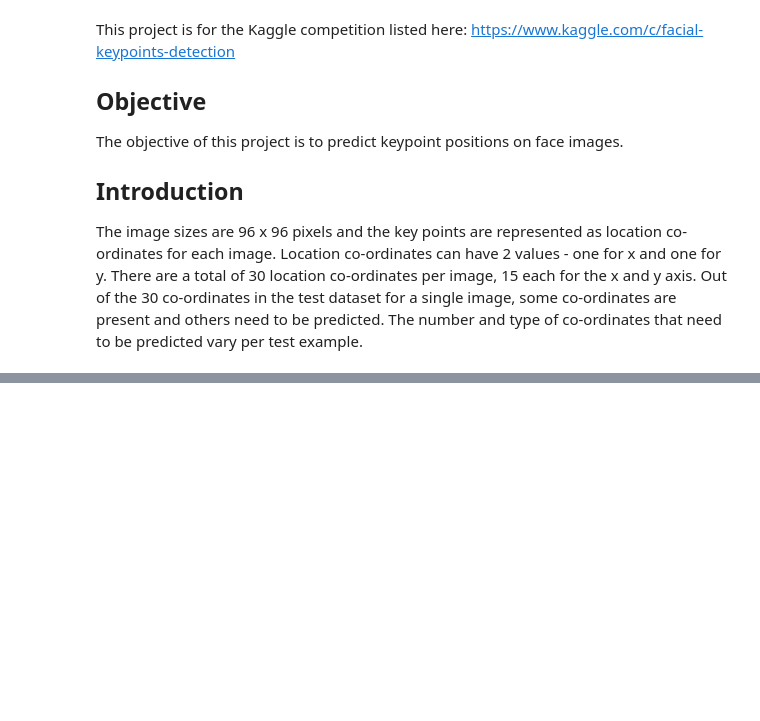
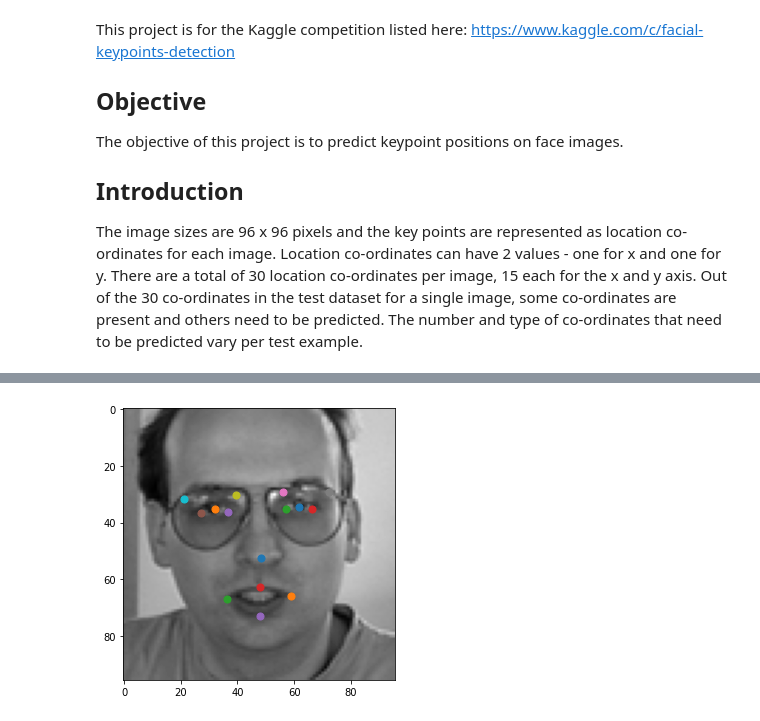
Before and after one commit to abhisha1991/w207_final_project, a Jupyter notebook: notebooks/w207-final-project.ipynb, the cells around one changed output, grey strips where cells are left out. Saved outputs shown, nothing was run; the diff lists cells and outputs as text; code cells hidden in the pictures; blank space fills up the shorter version.

```diff
--- a/notebooks/w207-final-project.ipynb
+++ b/notebooks/w207-final-project.ipynb
@@ -152,0 +285,5 @@ plt.show()
+# %%
+# Display another image directly giving image and label as input
+plot_image_with_label_optional(train_images.iloc[155], train_labels.iloc[155]).show()
+# %% [output]
+[figure, added]
```
Also changed, not shown: parts of 34 cells of this notebook.
